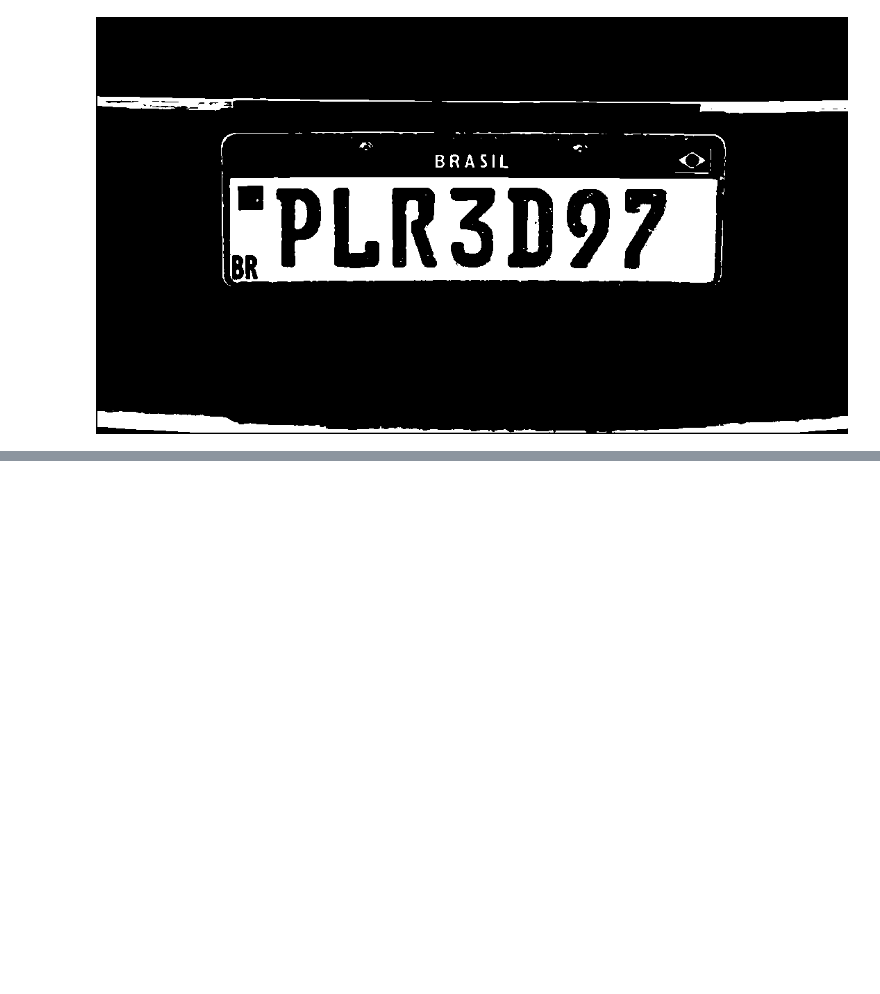
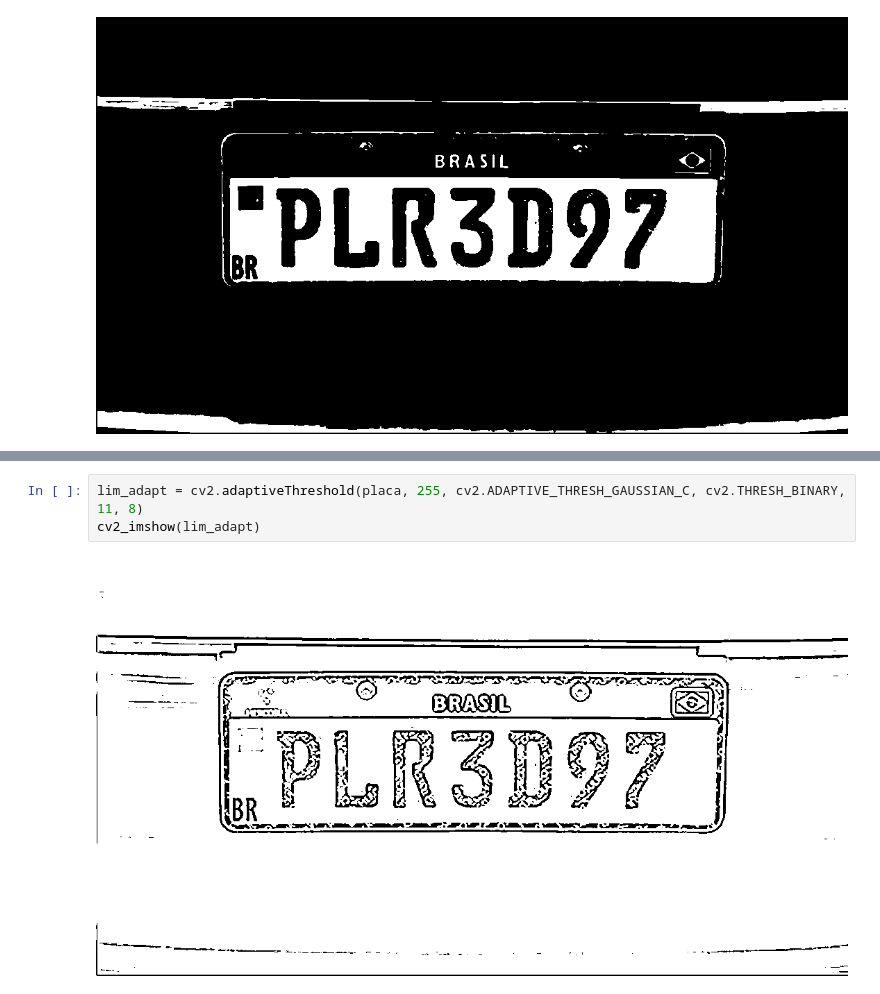
Before and after one commit to fcoprata/text-recognize, a Jupyter notebook: ocr_study2.ipynb, the cells around one changed output, grey strips where cells are left out. Cells and saved outputs as stored; diff of their text form; blank space fills up the shorter version.

```diff
--- a/ocr_study2.ipynb
+++ b/ocr_study2.ipynb
@@ -129,0 +135,5 @@ cv2_imshow(lim_simples)
+# %%
+lim_adapt = cv2.adaptiveThreshold(placa, 255, cv2.ADAPTIVE_THRESH_GAUSSIAN_C, cv2.THRESH_BINARY, 11, 8)
+cv2_imshow(lim_adapt)
+# %% [output]
+[figure, added]
```
Also changed, not shown: parts of 2 cells of this notebook.
